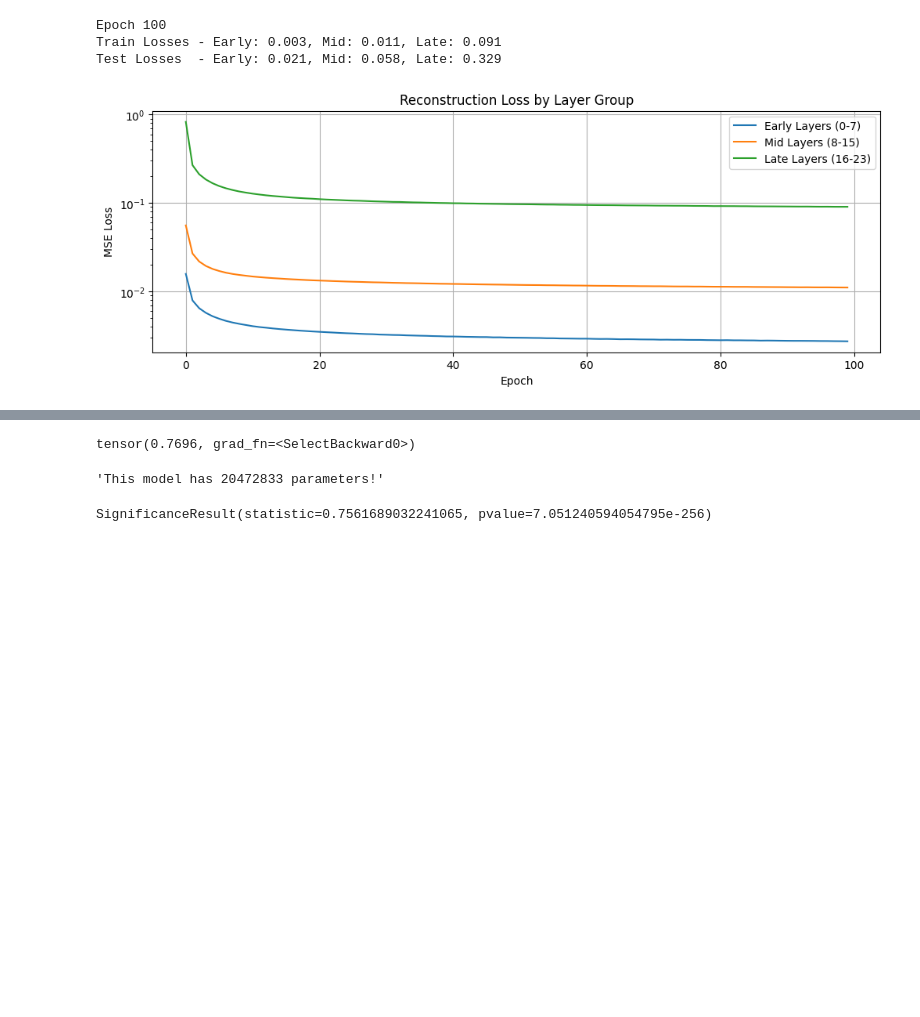
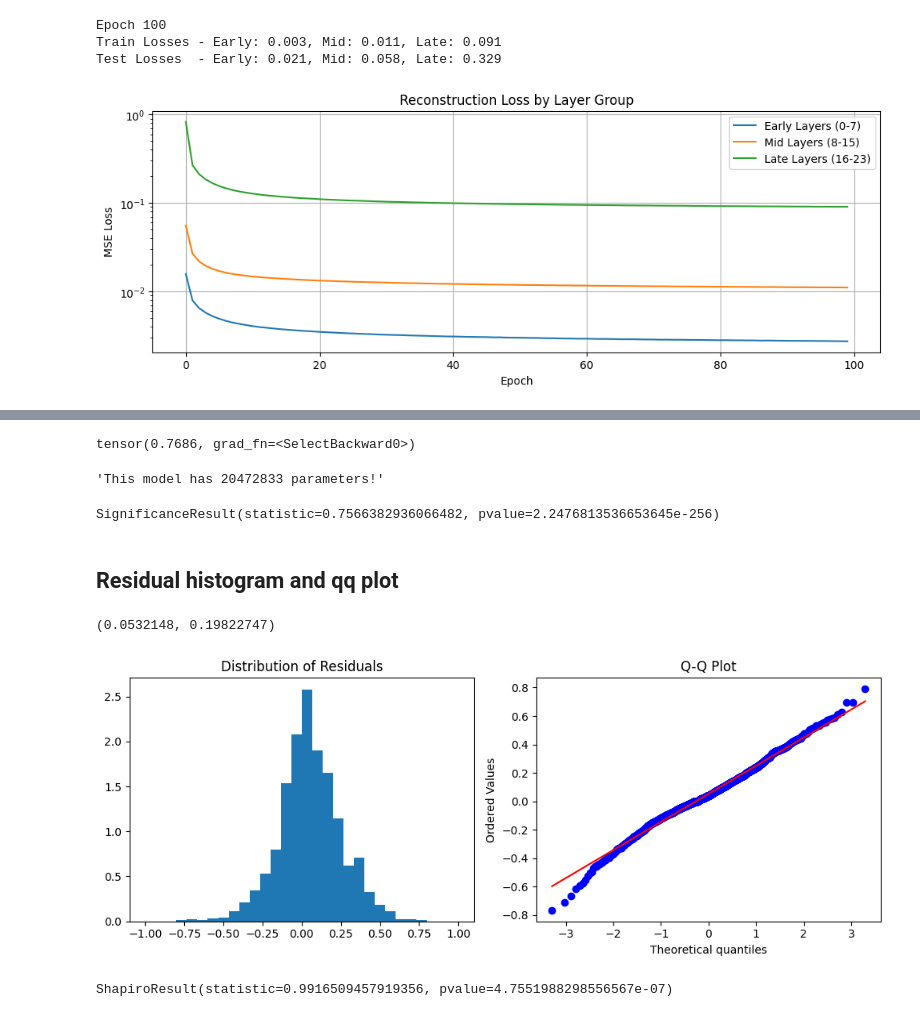
Before and after one commit to olwmc/csci2470_final, a Jupyter notebook: autoencoders-qwen.ipynb, the cells around one changed output, grey strips where cells are left out. Cells and saved outputs as stored; diff of their text form; code cells hidden in the pictures; blank space fills up the shorter version.

```diff
--- a/autoencoders-qwen.ipynb
+++ b/autoencoders-qwen.ipynb
@@ -266,9 +266,9 @@ cloned_encoders = [deepcopy(e).encode for e in encoders]
 
 similarity_learner = SimilarityLearner(cloned_encoders, d_hidden=512).to('cuda:0')
 # similarity_learner = SimilarityLearner([Autoencoder(i) for i in range(24)], d_hidden=512).to('cuda:0')
-optimizer = torch.optim.Adam(similarity_learner.parameters(), lr=3e-5)
+optimizer = torch.optim.Adam(similarity_learner.parameters(), lr=3e-4)
 
-def train_epoch(model, first_acts, second_acts, scores, optimizer, batch_size=32):
+def train_epoch(model, first_acts, second_acts, scores, optimizer, batch_size=128):
     indices = torch.randperm(first_acts.shape[0])
     shuffled_first = first_acts[indices]
     shuffled_second = second_acts[indices]
@@ -290,7 +290,8 @@ def train_epoch(model, first_acts, second_acts, scores, optimizer, batch_size=32
 
         sims = model(x1_batch, x2_batch)
 
-        loss = F.mse_loss(sims, scores_batch)
+        # loss = F.mse_loss(sims, scores_batch)
+        loss = torch.log((sims - scores_batch).var())
 
         loss.backward()
         optimizer.step()
@@ -382,7 +383,7 @@ test_preds = best_model(first_test.cuda(), second_test.cuda(), training=False)
 test_corr = torch.corrcoef(torch.stack([test_preds.cpu(), test_scores]))[0,1]
 print(test_corr)
 # %% [output]
-tensor(0.7696, grad_fn=<SelectBackward0>)
+tensor(0.7686, grad_fn=<SelectBackward0>)
 # %%
 param_count = sum([w.numel() for w in similarity_learner.parameters()])
 f"This model has {param_count} parameters!"
@@ -393,4 +394,37 @@ from scipy.stats import spearmanr
 
 spearmanr(test_preds.detach().cpu(), test_scores.detach().cpu())
 # %% [output]
-SignificanceResult(statistic=0.7561689032241065, pvalue=7.051240594054795e-256)
+SignificanceResult(statistic=0.7566382936066482, pvalue=2.2476813536653645e-256)
+# %% [markdown]
+## Residual histogram and qq plot
+# %%
+residuals = (test_preds.cpu().detach().numpy() - test_scores.numpy())
+residuals.mean(), residuals.std()
+# %% [output]
+(0.0532148, 0.19822747)
+# %%
+import matplotlib.pyplot as plt
+import scipy.stats as stats
+
+def plot_qq(residuals):
+   fig = plt.figure(figsize=(10, 4))
+
+   # Left plot: Histogram of residuals
+   plt.subplot(121)
+   plt.hist(residuals, bins=30, density=True, range=[-1,1])
+   plt.title('Distribution of Residuals')
+
+   # Right plot: Q-Q plot
+   plt.subplot(122)
+   stats.probplot(residuals, dist="norm", plot=plt)
+   plt.title('Q-Q Plot')
+
+   plt.tight_layout()
+   plt.show()
+
+# Usage:
+plot_qq(residuals)
+print(stats.shapiro(residuals))
+# %% [output]
+[figure, added]
+ShapiroResult(statistic=0.9916509457919356, pvalue=4.7551988298556567e-07)
```
Also changed, not shown: parts of 3 cells of this notebook, 8 other files.
